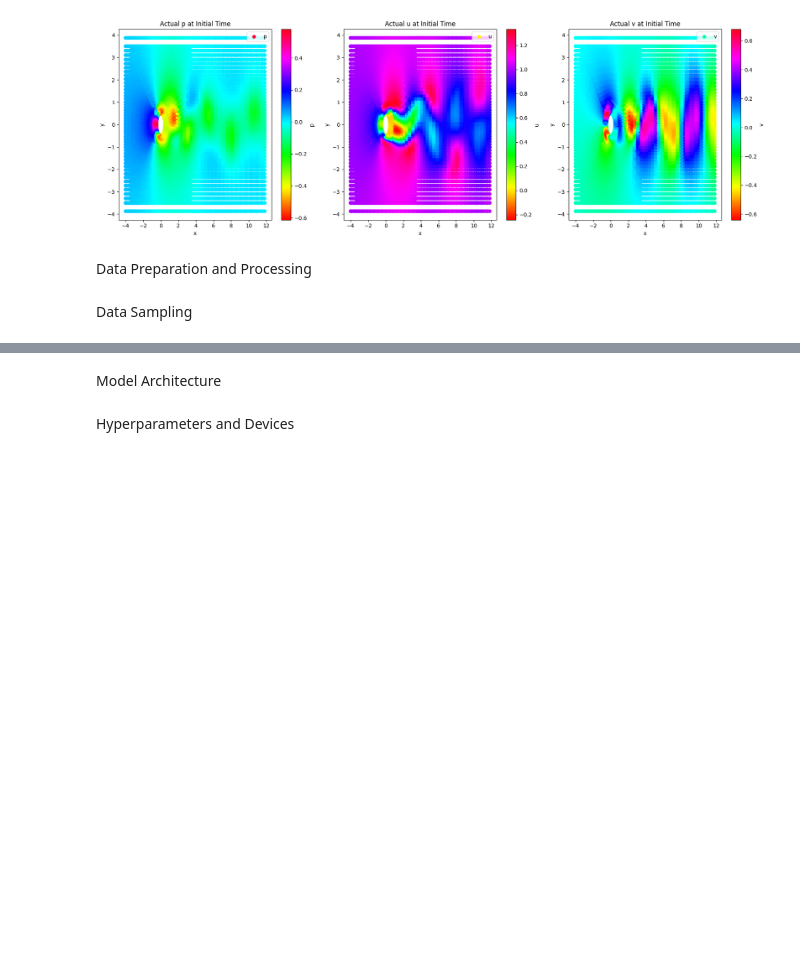
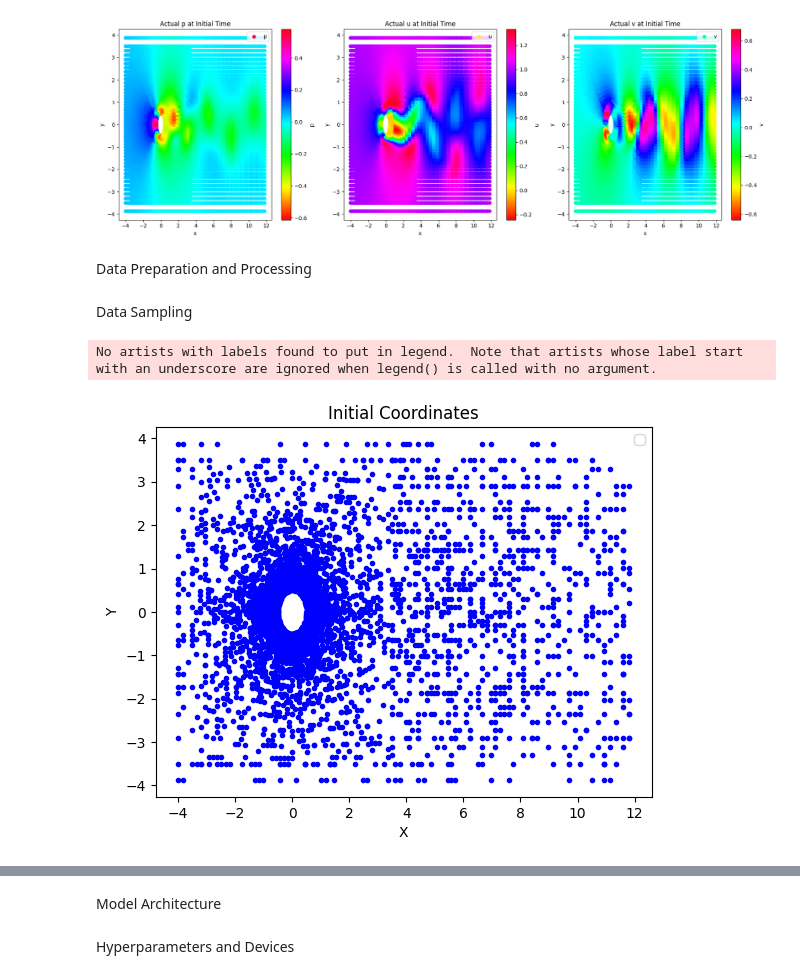
Before and after one commit to CharlesZ-7/Deep_Learning, a Jupyter notebook: Final Project/Reconstruction of Navier-Stokes Flow.ipynb, the cells around one changed output, grey strips where cells are left out. Saved outputs shown, nothing was run; the diff lists cells and outputs as text; code cells hidden in the pictures; blank space fills up the shorter version.

```diff
--- a/Final Project/Reconstruction of Navier-Stokes Flow.ipynb
+++ b/Final Project/Reconstruction of Navier-Stokes Flow.ipynb
@@ -220,33 +256,29 @@ pressure_calib = pressure
 # %%
-# Set the random seed for reproducibility
-np.random.seed(42)
+# Sample initial, boundary and calibration points
 
-def sample_indices_latin_hypercube(num_samples, num_data_points):
-    # Generate Latin Hypercube Samples
-    lhs_samples = lhs(1, samples=num_samples, criterion='center')  # 1D LHS
-    # Scale the samples to span the range of indices
-    lhs_indices = np.floor(lhs_samples * num_data_points).astype(int).flatten()
-    return np.unique(lhs_indices)[:num_samples]
-
-# Number of samples for each category
-N_r = 1000000  # Bulk
-N_i = 5000  # Initial
-N_b = 1000  # Boundary
-C_p = 1   # Calibration
-N = N_i + N_b
-C = C_p
-
-id_r = sample_indices_latin_hypercube(N_r, coord.shape[0])
-coord_test = coord[id_r, :]
-
-id_i = sample_indices_latin_hypercube(N_i, coord_i_train.shape[0])
+id_i = np.random.choice(coord_i_train.shape[0], N_i, replace=False)
 coord_i_train = coord_i_train[id_i, :]
 momentum_i_train = momentum_i_train[id_i, :]
 
-id_b = sample_indices_latin_hypercube(N_b, coord_b_train.shape[0])
+id_b = np.random.choice(coord_b_train.shape[0], N_b, replace=False)
 coord_b_train = coord_b_train[id_b, :]
 momentum_b_train = momentum_b_train[id_b, :]
 
-id_p = sample_indices_latin_hypercube(C_p, coord_p_calib.shape[0])
+id_p = np.random.choice(coord_p_calib.shape[0], C_p, replace=False)
 coord_p_calib = coord_p_calib[id_p, :]
 pressure_calib = pressure_calib[id_p, :]
+# %%
+x_init = coord_i_train[:, 1]
+y_init = coord_i_train[:, 2]
+
+plt.scatter(x_init, y_init, color='b', marker='.')
+
+plt.xlabel('X')
+plt.ylabel('Y')
+plt.title('Initial Coordinates')
+plt.legend()
+
+plt.show()
+# %% [output]
+No artists with labels found to put in legend.  Note that artists whose label start with an underscore are ignored when legend() is called with no argument.
+[figure, added]
```
Also changed, not shown: parts of 22 cells of this notebook, 3 other files.
